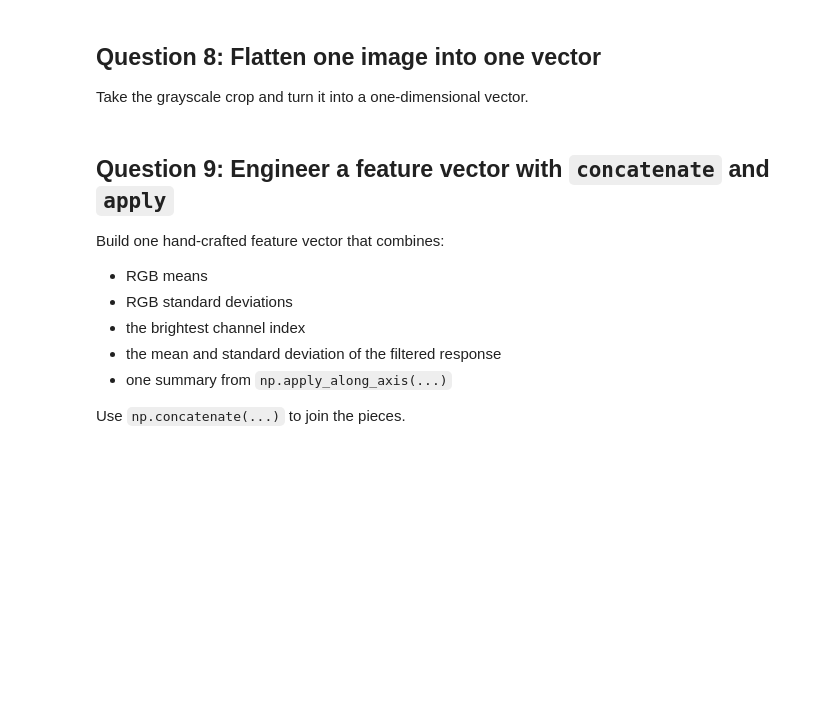
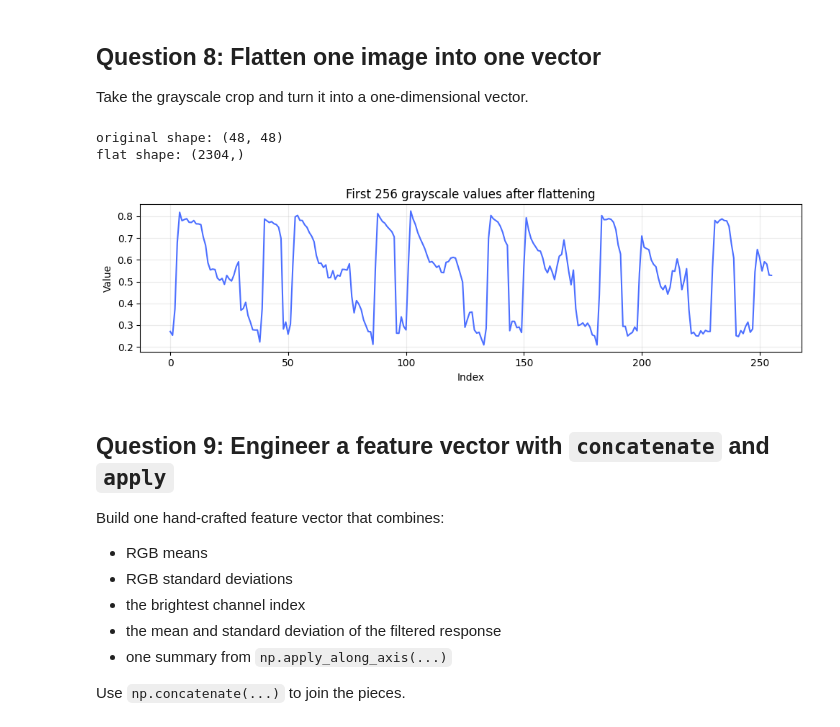
Before and after one commit to vgu-dsai-2026/lab-1-numpy-PhanChiKien, a Jupyter notebook: notebook.ipynb, the cells around one changed output. Cells and saved outputs as stored; diff of their text form; code cells hidden in the pictures; blank space fills up the shorter version.

```diff
--- a/notebook.ipynb
+++ b/notebook.ipynb
@@ -380,20 +389,24 @@ Take the grayscale crop and turn it into a one-dimensional vector.
 # %%
 def flatten_image(image: np.ndarray) -> np.ndarray:
     # TODO: return a 1D vector version of the image.
-    raise NotImplementedError("Flatten the image into one vector.")
+    return image.flatten()
 
 
 sample_flat = flatten_image(sample_gray)
 print("original shape:", sample_gray.shape)
 print("flat shape:", sample_flat.shape)
 fig, ax = plt.subplots(figsize=(10, 3))
 ax.plot(sample_flat[:256], color="#4C6FFF")
 ax.set_title("First 256 grayscale values after flattening")
 ax.set_xlabel("Index")
 ax.set_ylabel("Value")
 ax.grid(alpha=0.25)
 fig.tight_layout()
 plt.show()
+# %% [output]
+original shape: (48, 48)
+flat shape: (2304,)
+[figure, added]
 # %% [markdown]
 ## Question 9: Engineer a feature vector with `concatenate` and `apply`
 
```
Also changed, not shown: parts of 5 cells of this notebook.
